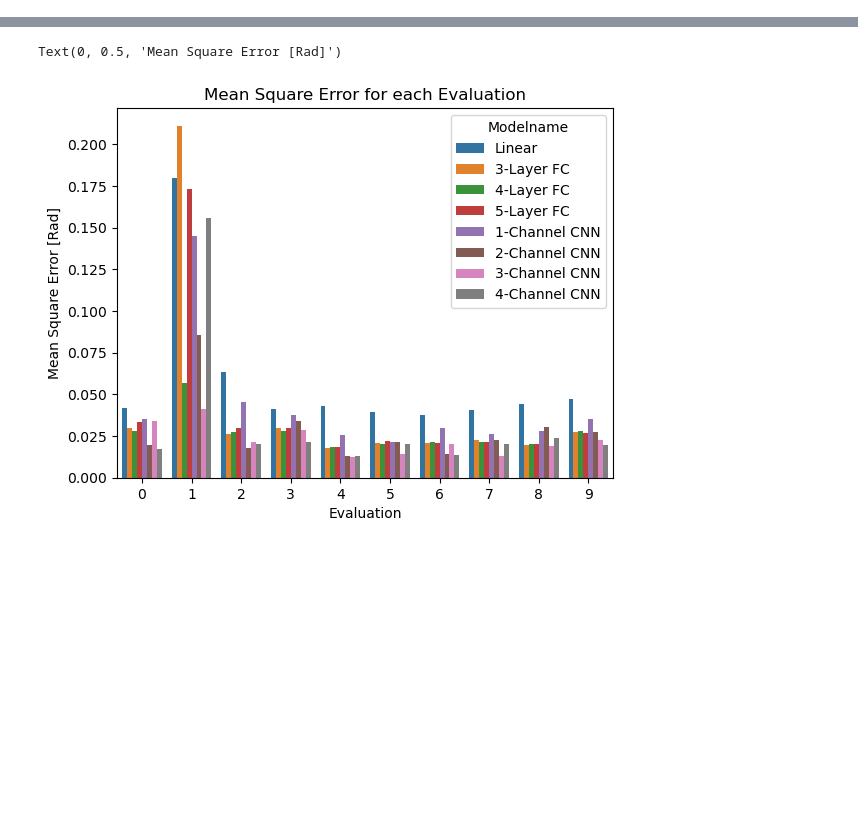
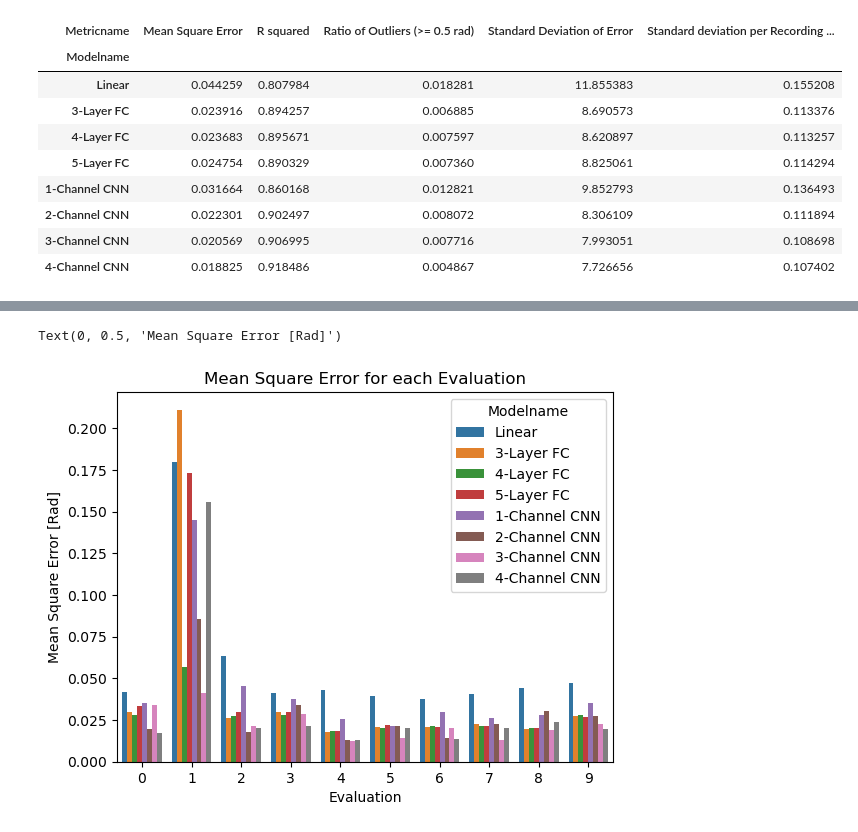
Before and after one commit to Tilman-Burghoff/acoustic-sensing, a Jupyter notebook: experiment2/analyse_results.ipynb, the cells around one changed output, grey strips where cells are left out. Saved outputs shown, nothing was run; the diff lists cells and outputs as text; code cells hidden in the pictures; blank space fills up the shorter version.

```diff
--- a/experiment2/analyse_results.ipynb
+++ b/experiment2/analyse_results.ipynb
@@ -29,6 +31,21 @@ tabledata.style.apply(lambda col: ['font-weight:bold' if x==col.min() else '' fo
 | 2-Channel CNN | 0.028647 | 0.880701 | 0.008013 | 9.145143 | 0.115885 |
 | 3-Channel CNN | 0.022645 | 0.901095 | 0.008654 | 8.352742 | 0.110866 |
 | 4-Channel CNN | 0.032507 | 0.869387 | 0.005769 | 9.213831 | 0.115563 |
+# %%
+tabledata_wo_outl = pd.pivot_table(df.loc[df.Iteration != 1], index='Modelname', columns='Metricname', values='Result') # aggregate means
+tabledata_wo_outl = tabledata_wo_outl.reindex(['Linear', '3-Layer FC', '4-Layer FC', '5-Layer FC', '1-Channel CNN', '2-Channel CNN',  '3-Channel CNN','4-Channel CNN'])
+tabledata_wo_outl.style.apply(lambda col: ['font-weight:bold' if x==col.min() else '' for x in col])
+# %% [output]
+| Metricname | Mean Square Error | R squared | Ratio of Outliers (>= 0.5 rad) | Standard Deviation of Error | Standard deviation per Recording ... |
+| Modelname |  |  |  |  |  |
+| Linear | 0.044259 | 0.807984 | 0.018281 | 11.855383 | 0.155208 |
+| 3-Layer FC | 0.023916 | 0.894257 | 0.006885 | 8.690573 | 0.113376 |
+| 4-Layer FC | 0.023683 | 0.895671 | 0.007597 | 8.620897 | 0.113257 |
+| 5-Layer FC | 0.024754 | 0.890329 | 0.007360 | 8.825061 | 0.114294 |
+| 1-Channel CNN | 0.031664 | 0.860168 | 0.012821 | 9.852793 | 0.136493 |
+| 2-Channel CNN | 0.022301 | 0.902497 | 0.008072 | 8.306109 | 0.111894 |
+| 3-Channel CNN | 0.020569 | 0.906995 | 0.007716 | 7.993051 | 0.108698 |
+| 4-Channel CNN | 0.018825 | 0.918486 | 0.004867 | 7.726656 | 0.107402 |
 # %%
 ax = sns.barplot(data=df.loc[df.Metricname == "Mean Square Error"], x="Modelname", y="Result", errorbar=("ci", 95))
 plt.xticks(rotation=45)
```
Also changed, not shown: parts of 8 cells of this notebook.
